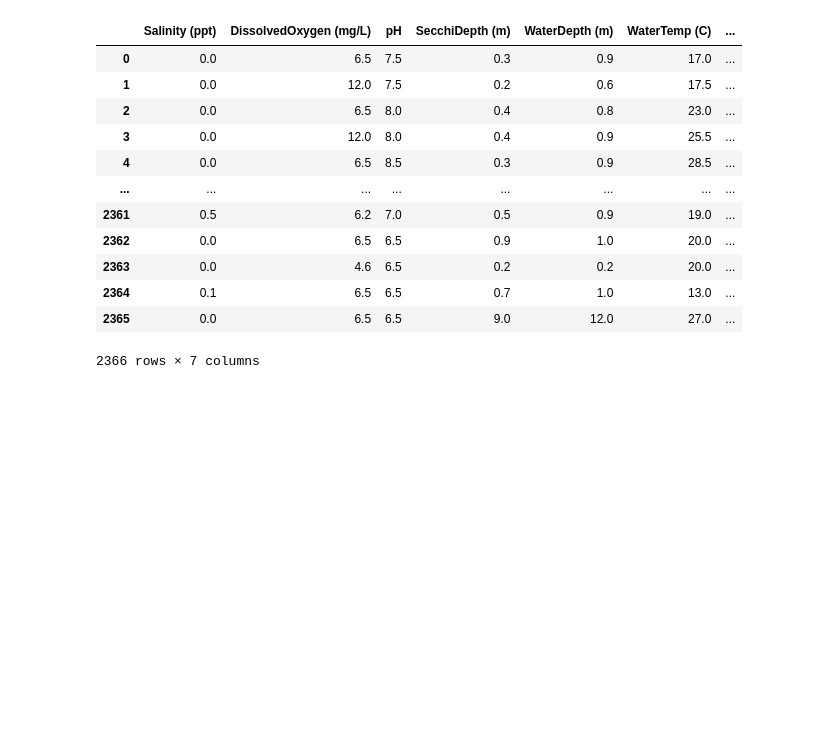
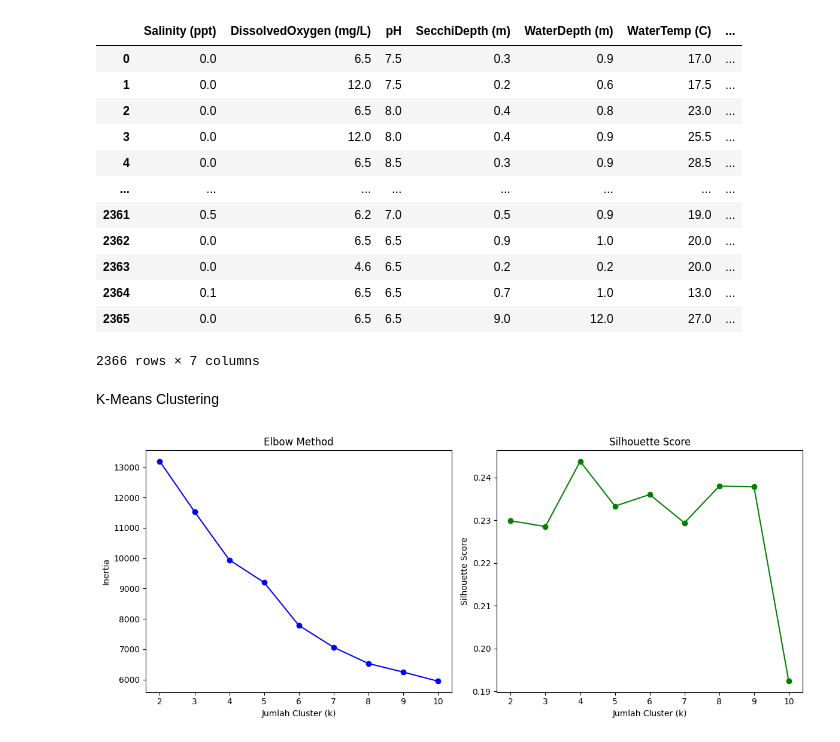
Before and after one commit to Frathol/Pembelajaran-Mesin, a Jupyter notebook: UTS1/uts_235314092.ipynb, the cells around one changed output. Saved outputs shown, nothing was run; the diff lists cells and outputs as text; code cells hidden in the pictures; blank space fills up the shorter version.

Commit message:
K-means Clustering

```diff
--- a/UTS1/uts_235314092.ipynb
+++ b/UTS1/uts_235314092.ipynb
@@ -173,3 +173,43 @@ atribut
 | 2364 | 0.1 | 6.5 | 6.5 | 0.7 | 1.0 | 13.0 | ... |
 | 2365 | 0.0 | 6.5 | 6.5 | 9.0 | 12.0 | 27.0 | ... |
 2366 rows × 7 columns
+# %% [markdown]
+K-Means Clustering
+# %%
+# Hapus kolom Date karena tidak numerik
+updated_df = updated_df.drop(columns=["Date"])
+
+# 1. Standarisasi data
+scaler = StandardScaler()
+X_scaled = scaler.fit_transform(updated_df)
+# %%
+# Mencari jumlah cluster optimal (Elbow & Silhouette Score)
+inertia = []
+silhouette_scores = []
+K_range = range(2, 11)
+
+for k in K_range:
+    kmeans = KMeans(n_clusters=k, random_state=42)
+    kmeans.fit(X_scaled)
+    inertia.append(kmeans.inertia_)
+    silhouette_scores.append(silhouette_score(X_scaled, kmeans.labels_))
+# %%
+# Visualisasi Elbow dan Silhouette Score
+plt.figure(figsize=(12, 5))
+
+plt.subplot(1, 2, 1)
+plt.plot(K_range, inertia, 'bo-')
+plt.xlabel('Jumlah Cluster (k)')
+plt.ylabel('Inertia')
+plt.title('Elbow Method')
+
+plt.subplot(1, 2, 2)
+plt.plot(K_range, silhouette_scores, 'go-')
+plt.xlabel('Jumlah Cluster (k)')
+plt.ylabel('Silhouette Score')
+plt.title('Silhouette Score')
+
+plt.tight_layout()
+plt.show()
+# %% [output]
+[figure, added]
```
Also changed, not shown: parts of 3 cells of this notebook.
